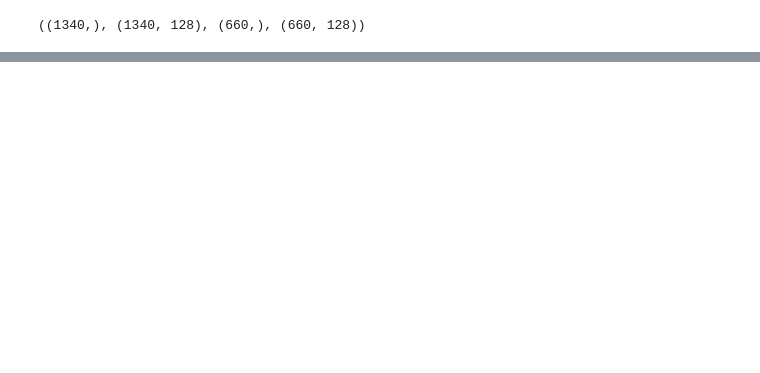
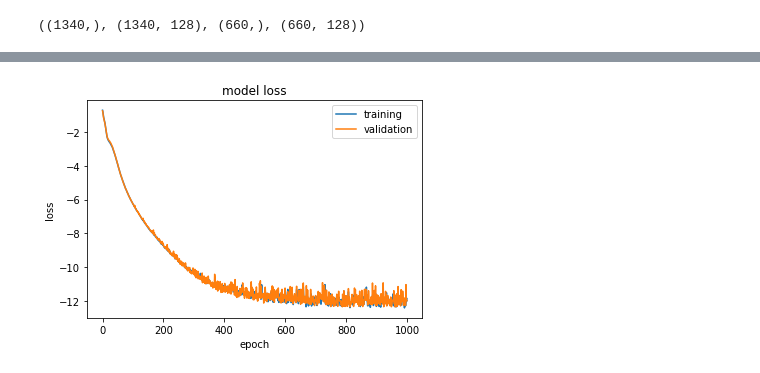
Before and after one commit to atobe/intro_to_dl_shared, a Jupyter notebook: 03 sine curve from phase.ipynb, the cells around one changed output, grey strips where cells are left out. Cells and saved outputs as stored; diff of their text form; code cells hidden in the pictures; blank space fills up the shorter version.

```diff
--- a/03 sine curve from phase.ipynb
+++ b/03 sine curve from phase.ipynb
@@ -123,0 +134,11 @@ for phase_frac in np.arange(0.0, 1.0, 0.2):
+# %%
+# get a closer look at loss
+plt.plot(np.log(history.history['loss']))
+plt.plot(np.log(history.history['val_loss']))
+plt.title('model loss')
+plt.ylabel('loss')
+plt.xlabel('epoch')
+# plt.ylim(0, 0.0001)
+_ = plt.legend(['training', 'validation'], loc='best')
+# %% [output]
+[figure, added]
```
Also changed, not shown: parts of 5 cells of this notebook, 1 other file.
